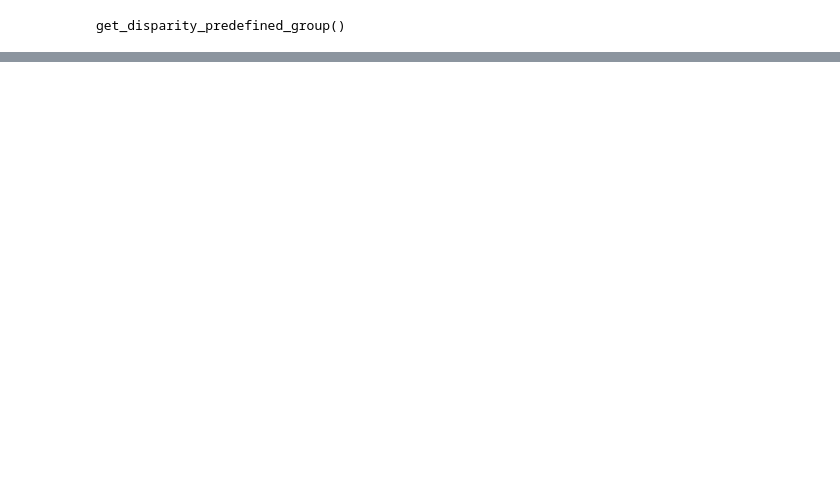
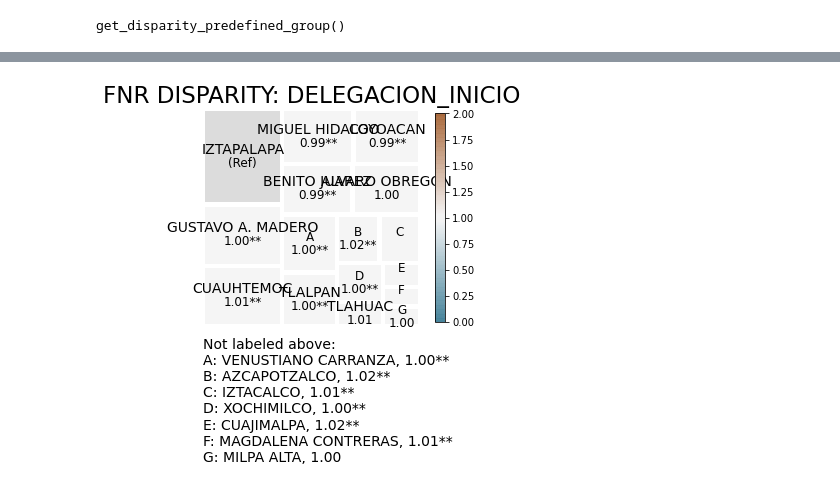
Before and after one commit to robperch/intro_to_ds_project, a Jupyter notebook: notebooks/Ele/EvaluacionModelo.ipynb, the cells around one changed output, grey strips where cells are left out. Cells and saved outputs as stored; diff of their text form; code cells hidden in the pictures; blank space fills up the shorter version.

```diff
--- a/notebooks/Ele/EvaluacionModelo.ipynb
+++ b/notebooks/Ele/EvaluacionModelo.ipynb
@@ -426,0 +424,5 @@ m_disparity = aeq.plot_disparity_all(majority_bdf,
+# %%
+fnr_disparity = aeq.plot_disparity(bdf, group_metric='fnr_disparity', attribute_name='delegacion_inicio',
+                                   significance_alpha=0.05)
+# %% [output]
+[figure, added]
```
Also changed, not shown: parts of 24 cells of this notebook.
